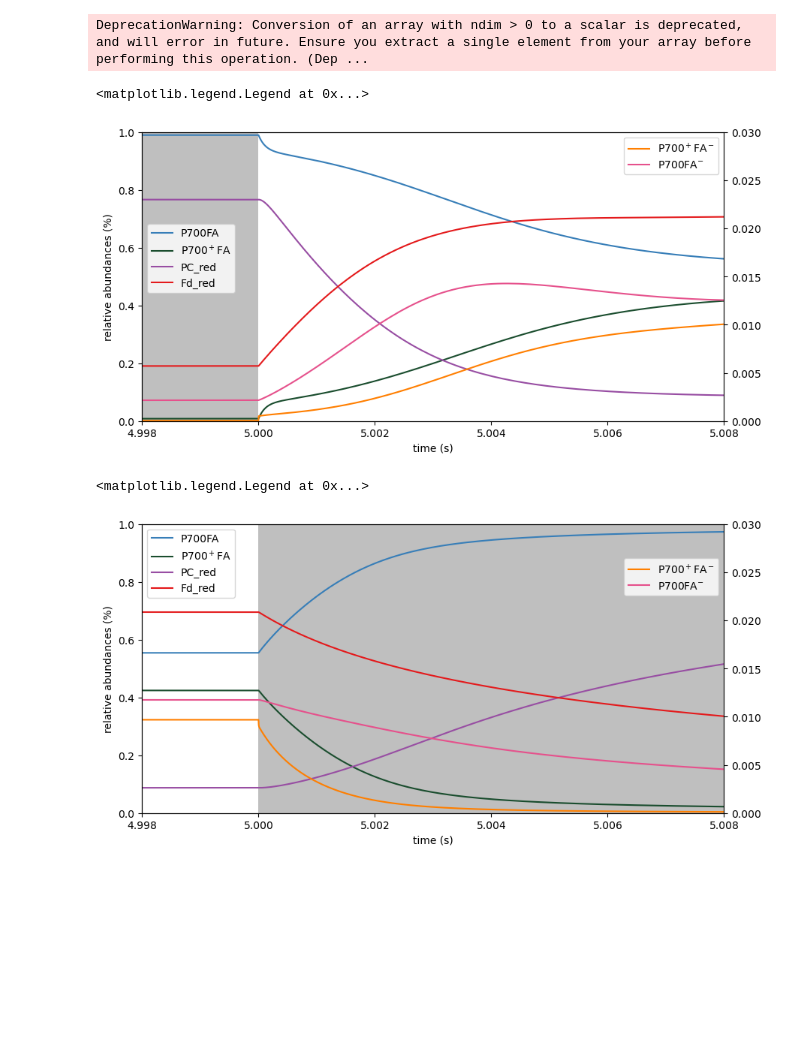
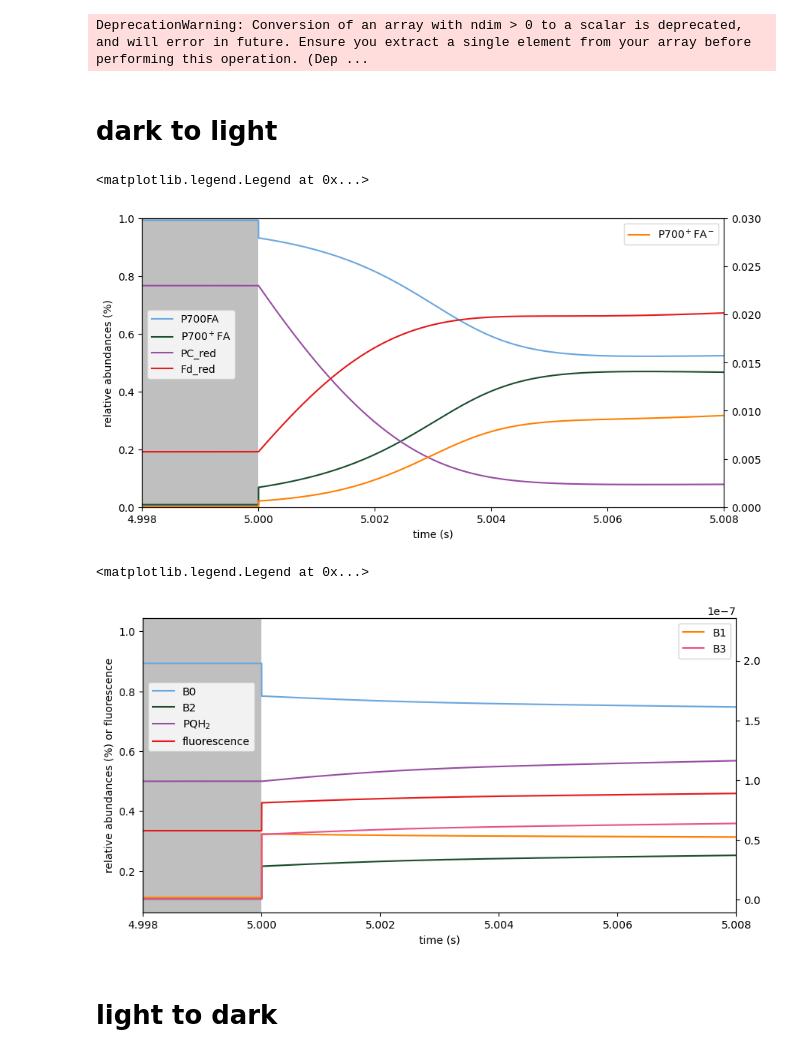
Before and after one commit to A-Potthoff/QTB_modeling, a Jupyter notebook: analyses/dark_light_dynamics.ipynb, the cells around one changed output. Cells and saved outputs as stored; diff of their text form; code cells hidden in the pictures; blank space fills up the shorter version.

Commit message:
feat, EXEC: updated some plots and ran all analysis scripts on all current models.

```diff
--- a/analyses/dark_light_dynamics.ipynb
+++ b/analyses/dark_light_dynamics.ipynb
@@ -42,9 +41,12 @@ y0 = {
     "MDA": 5.85270097771621e-06,    "ASC": 9.999994138785292,           "H2O2": 3.4273920330125316e-06,
     "DHA": 8.513863740903352e-09,   "GSH": 9.999999991725186,           "GSSG": 4.137406632226743e-09,
     "TR_ox": 0.9,                   "E_inactive": 4.7368421052631575,
-    "P700FA": 1.4731,            #eq at pfd 800       #"PSItot": 2.5, (in parameter vector of Matuszynska)
-    "P700+FA-": 0.0131,
-    "P700FA-": 0.0177,
+    "P700FA": 1.506615384275408,            #eq at pfd 800       #"PSItot": 2.5, (in parameter vector of Matuszynska)
+    "P700+FA-": 0.019197449388051676,
+    "P700FA-": 0.028144516332212766,
+    "B0": 1.9379789566530539,  # eq at pfd 800
+    "B1": 9.786232812526368e-08,
+    "B2": 0.5620208537555176
 }
 
 s = Simulator(m)
@@ -78,3 +80,5 @@ def simulate_change(s, y0, param, value1, value2, t_to_0, t_after_0):
     s.simulate(t_after_0)
 
     return None
+# %% [markdown]
+# dark to light
@@ -81,17 +99,5 @@ def simulate_change(s, y0, param, value1, value2, t_to_0, t_after_0):
 # %%
-# analysing dark to light transition
-
-pfd_dark = 30
-pfd_light = 1000
-t_to_0 = 5
-t_after_0 = 100
-#t_borders = [0, 100]
-t_borders = [4.998, 5.008]
-t_dark = [0, 5]
-
-simulate_change(s, y1, "pfd", pfd_dark, pfd_light, t_to_0, t_after_0)
-
-c = s.get_full_results_df()
+# PLOT PSI STATES
 
 fig, ax1 = plt.subplots(1, 1, figsize=(10, 5))
 ax2 = ax1.twinx()
@@ -100,7 +106,7 @@ ax1.plot(c["rel_P700FA"], label="P700FA", color=colors[0])
 ax2.plot(c["rel_P700+FA-"], label="P700$^+$FA$^-$", color=colors[1])
 ax1.plot(c["rel_P700+FA"], label="P700$^+$FA", color =colors[2])
 
-if model == "latest_dev":
+if model != "cyclic_2021":
     ax2.plot(c["rel_P700FA-"], label = "P700FA$^{-}$", color=colors[3])
 
 ax1.plot(c["PC_redoxstate"], label="PC_red", color=colors[4])
@@ -120,7 +126,7 @@ ax1.legend(loc="upper left", bbox_to_anchor=(0, 0.7))
 ax2.legend(loc = "upper right", bbox_to_anchor=(1, 1))
 # %% [output]
 <matplotlib.legend.Legend at 0x...>
-[figure, old version]
+[figure, new version]
 # %%
 folder = f"figures/{model}/pfd_dynamics/"
 zoom = ""
@@ -132,45 +136,31 @@ fig.savefig(f"{folder}{name}.png", pad_inches = 0.1, bbox_inches = "tight")
 # %%
-# analysing light to dark transition
-
-pfd_dark = 30
-pfd_light = 900
-t_to_0 = 5
-t_after_0 = 100
-#t_borders = [0, 100]
-t_borders = [4.998, 5.008]
-t_dark = [5, 100]
-
-simulate_change(s, y1, "pfd", pfd_light, pfd_dark, t_to_0, t_after_0)
-
-c = s.get_full_results_df()
+# PLOT PSII STATES
 
 fig, ax1 = plt.subplots(1, 1, figsize=(10, 5))
 ax2 = ax1.twinx()
 
-ax1.plot(c["rel_P700FA"], label="P700FA", color=colors[0])
-ax2.plot(c["rel_P700+FA-"], label="P700$^+$FA$^-$", color=colors[1])
-ax1.plot(c["rel_P700+FA"], label="P700$^+$FA", color =colors[2])
+ax1.plot(c["rel_B0"], label="B0", color=colors[0])
+ax2.plot(c["rel_B1"], label="B1", color=colors[1])
+ax1.plot(c["rel_B2"], label="B2", color=colors[2])
+ax2.plot(c["rel_B3"], label="B3", color=colors[3])
 
-if model == "latest_dev":
-    ax2.plot(c["rel_P700FA-"], label = "P700FA$^{-}$", color=colors[3])
-
-ax1.plot(c["PC_redoxstate"], label="PC_red", color=colors[4])
-ax1.plot(c["Fd_redoxstate"], label="Fd_red", color=colors[5])
+ax1.plot(c["PQ_redoxstate"], label="PQH$_2$", color=colors[4])
+ax1.plot(c["Fluo"]/max(c["Fluo"]), label="fluorescence", color=colors[5])
 
 ax1.axvspan(t_dark[0], t_dark[1], facecolor='grey', alpha=0.5)
 
 ax1.set(xlim=t_borders,
-        ylim=(-0.00, 1),
+        #ylim=(-0.00, 1),
         xlabel=("time (s)"),
-        ylabel=("relative abundances (%)"))
-ax2.set(ylim=(-0.0, 0.03)),
+        ylabel=("relative abundances (%) or fluorescence"))
+ax2.set()
 
 #legends
-ax1.legend(loc="upper left", bbox_to_anchor=(0, 1))
-ax2.legend(loc = "upper right", bbox_to_anchor=(1, 0.9))
+ax1.legend(loc="upper left", bbox_to_anchor=(0, 0.8))
+ax2.legend(loc = "upper right", bbox_to_anchor=(1, 1))
 # %% [output]
 <matplotlib.legend.Legend at 0x...>
-[figure, old version]
+[figure, new version]
 # %%
 folder = f"figures/{model}/pfd_dynamics/"
 zoom = ""
@@ -184,3 +170,5 @@ c
+# %% [markdown]
+# light to dark
 # %%
 # analysing light to dark transition
 
```
Also changed, not shown: parts of 12 cells of this notebook, 53 other files.
